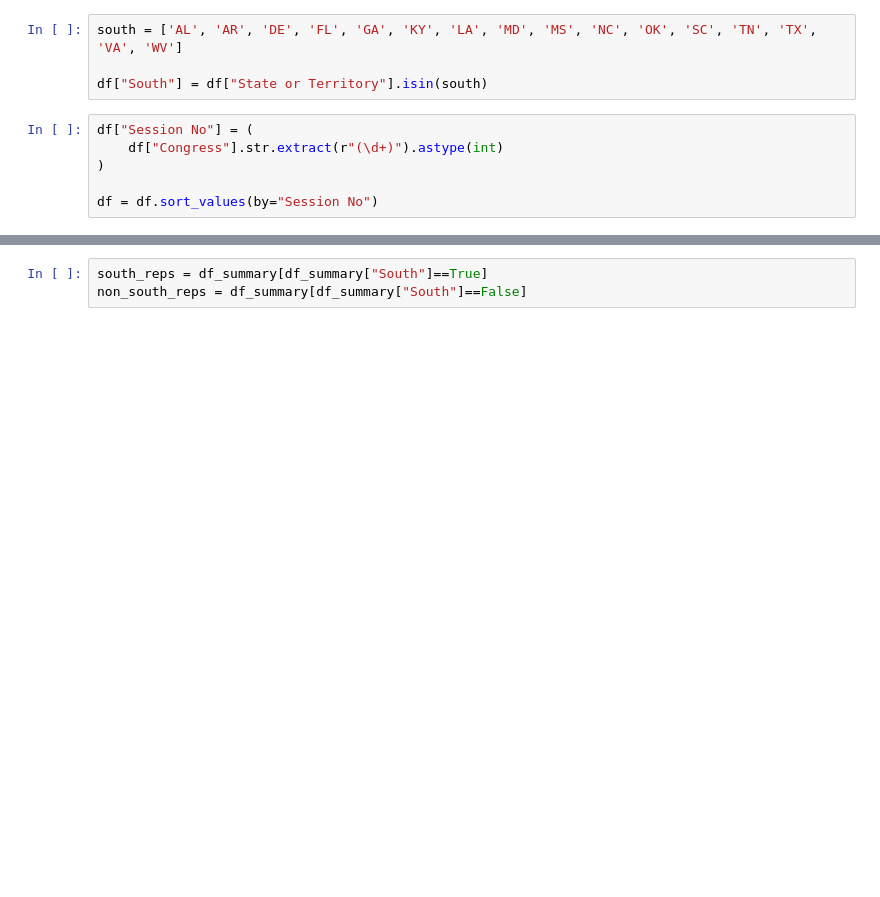
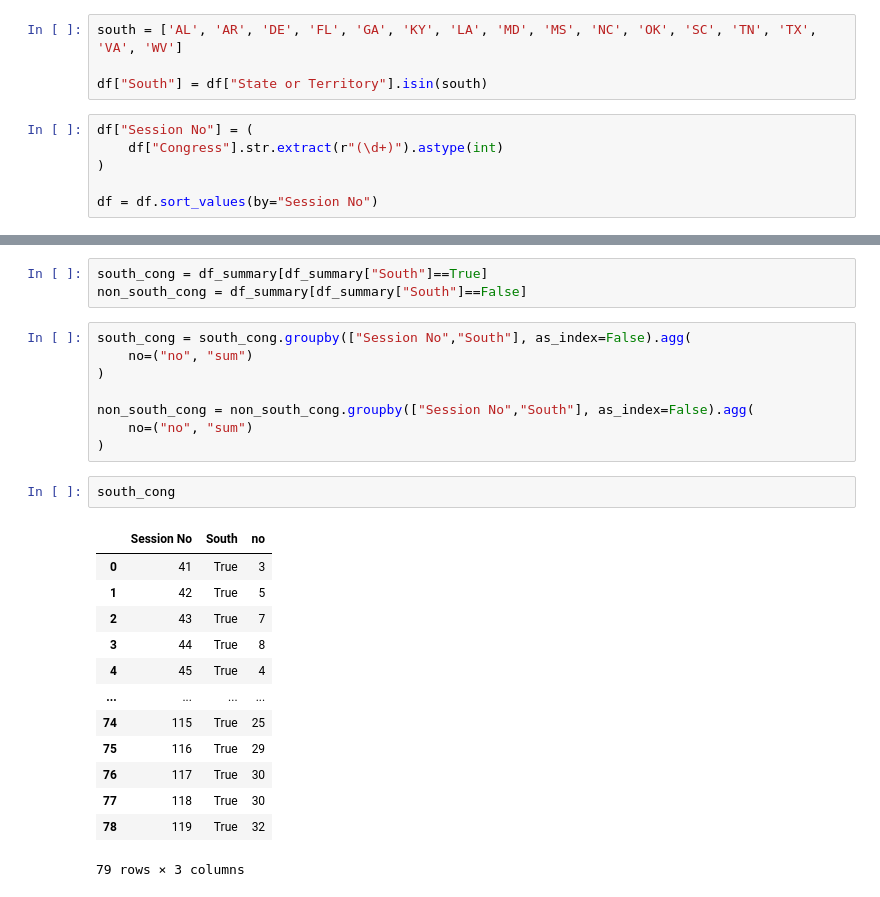
Before and after one commit to angela-moon/vra-analysis-south, a Jupyter notebook: black_representation_plot/black_representation_plot.ipynb, the cells around one changed output, grey strips where cells are left out. Saved outputs shown, nothing was run; the diff lists cells and outputs as text; blank space fills up the shorter version.

```diff
--- a/black_representation_plot/black_representation_plot.ipynb
+++ b/black_representation_plot/black_representation_plot.ipynb
@@ -32,5 +72,29 @@ df_summary = df_summary.reindex(full_index, fill_value=0).reset_index()
 # %%
-south_reps = df_summary[df_summary["South"]==True]
-non_south_reps = df_summary[df_summary["South"]==False]
+south_cong = df_summary[df_summary["South"]==True]
+non_south_cong = df_summary[df_summary["South"]==False]
+# %%
+south_cong = south_cong.groupby(["Session No","South"], as_index=False).agg(
+    no=("no", "sum")
+)
+
+non_south_cong = non_south_cong.groupby(["Session No","South"], as_index=False).agg(
+    no=("no", "sum")
+)
+# %%
+south_cong
+# %% [output]
+|  | Session No | South | no |
+| 0 | 41 | True | 3 |
+| 1 | 42 | True | 5 |
+| 2 | 43 | True | 7 |
+| 3 | 44 | True | 8 |
+| 4 | 45 | True | 4 |
+| ... | ... | ... | ... |
+| 74 | 115 | True | 25 |
+| 75 | 116 | True | 29 |
+| 76 | 117 | True | 30 |
+| 77 | 118 | True | 30 |
+| 78 | 119 | True | 32 |
+79 rows × 3 columns
 # %%
 plt.rcParams['font.family'] = 'Times New Roman'
```
Also changed, not shown: parts of 11 cells of this notebook, 1 other file.
